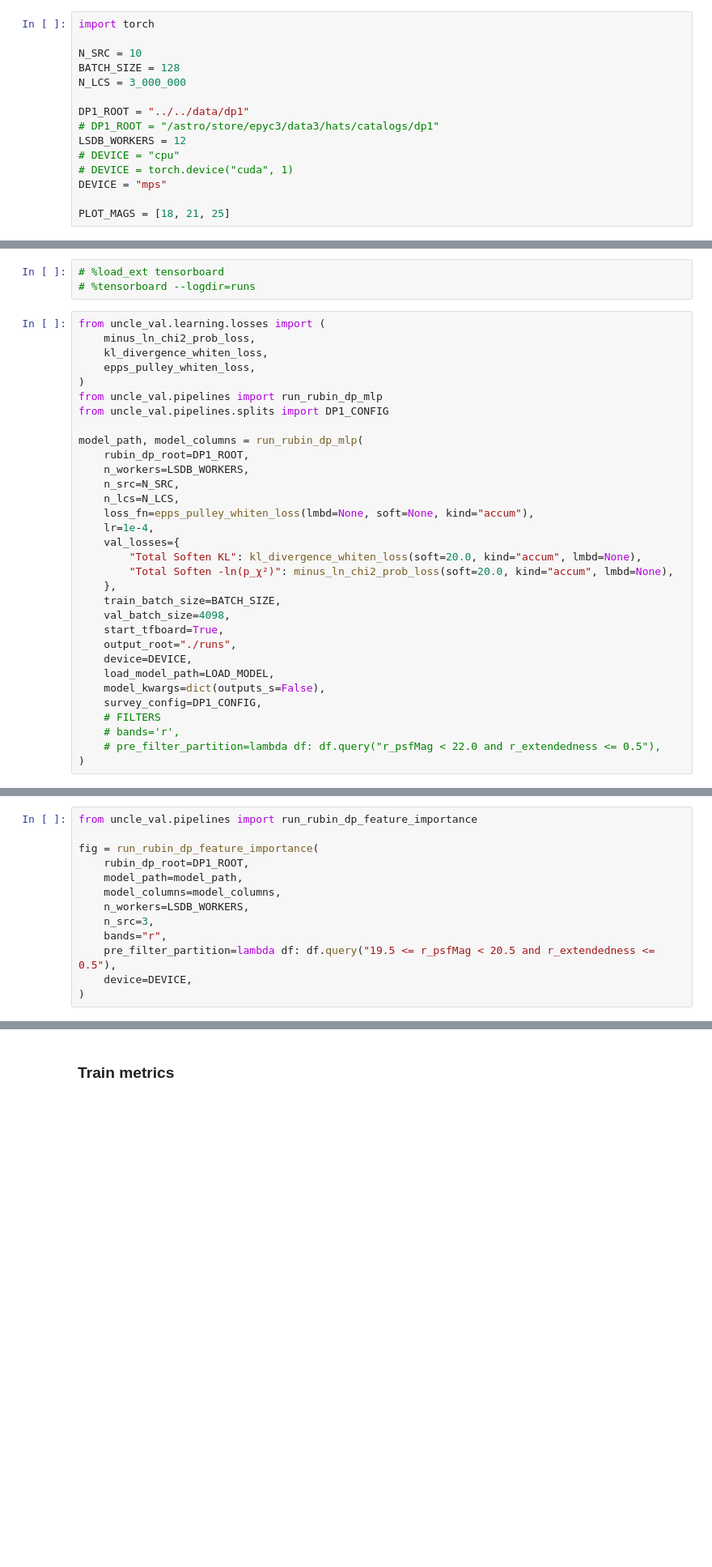
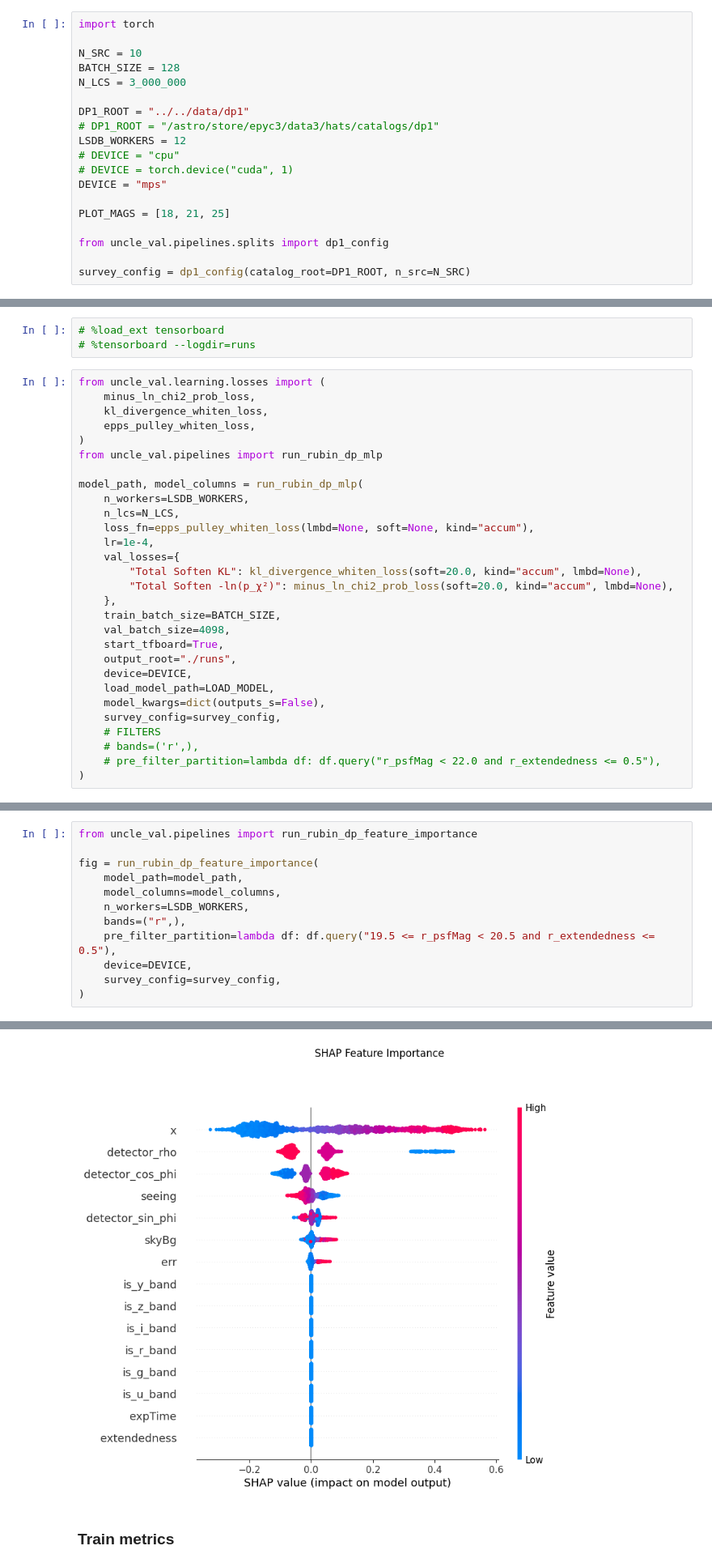
Before and after one commit to lincc-frameworks/uncle-val, a Jupyter notebook: docs/pre_executed/demo.ipynb, the cells around one changed output, grey strips where cells are left out. Shown at 81% size. Drawn from its saved outputs; the diff is of its cells as text; blank space fills up the shorter version.

Commit message:
Move catalog_root, n_src, bands into SurveyConfig; replace DP*_CONFIG with dp1_config()/dp2_config() factories

```diff
--- a/docs/pre_executed/demo.ipynb
+++ b/docs/pre_executed/demo.ipynb
@@ -17,5 +17,9 @@ LSDB_WORKERS = 12
 DEVICE = "mps"
 
 PLOT_MAGS = [18, 21, 25]
+
+from uncle_val.pipelines.splits import dp1_config
+
+survey_config = dp1_config(catalog_root=DP1_ROOT, n_src=N_SRC)
 # %%
 from uncle_val.pipelines import make_plots
@@ -61,12 +62,9 @@ from uncle_val.learning.losses import (
     epps_pulley_whiten_loss,
 )
 from uncle_val.pipelines import run_rubin_dp_mlp
-from uncle_val.pipelines.splits import DP1_CONFIG
 
 model_path, model_columns = run_rubin_dp_mlp(
-    rubin_dp_root=DP1_ROOT,
     n_workers=LSDB_WORKERS,
-    n_src=N_SRC,
     n_lcs=N_LCS,
     loss_fn=epps_pulley_whiten_loss(lmbd=None, soft=None, kind="accum"),
     lr=1e-4,
@@ -81,9 +79,9 @@ model_path, model_columns = run_rubin_dp_mlp(
     device=DEVICE,
     load_model_path=LOAD_MODEL,
     model_kwargs=dict(outputs_s=False),
-    survey_config=DP1_CONFIG,
+    survey_config=survey_config,
     # FILTERS
-    # bands='r',
+    # bands=('r',),
     # pre_filter_partition=lambda df: df.query("r_psfMag < 22.0 and r_extendedness <= 0.5"),
 )
 # %% [output]
@@ -102,12 +111,12 @@ IFrame(str(Path(model_path).parent / "feature_importance.png"), width=800, heigh
 from uncle_val.pipelines import run_rubin_dp_feature_importance
 
 fig = run_rubin_dp_feature_importance(
-    rubin_dp_root=DP1_ROOT,
     model_path=model_path,
     model_columns=model_columns,
     n_workers=LSDB_WORKERS,
-    n_src=3,
-    bands="r",
+    bands=("r",),
     pre_filter_partition=lambda df: df.query("19.5 <= r_psfMag < 20.5 and r_extendedness <= 0.5"),
     device=DEVICE,
+    survey_config=survey_config,
 )
+# %% [output]
@@ -114,3 +124,4 @@ fig = run_rubin_dp_feature_importance(
+[figure, added]
 # %% [markdown]
 ### Train metrics
 # %%
```
Also changed, not shown: parts of 8 cells of this notebook, 8 other files.
